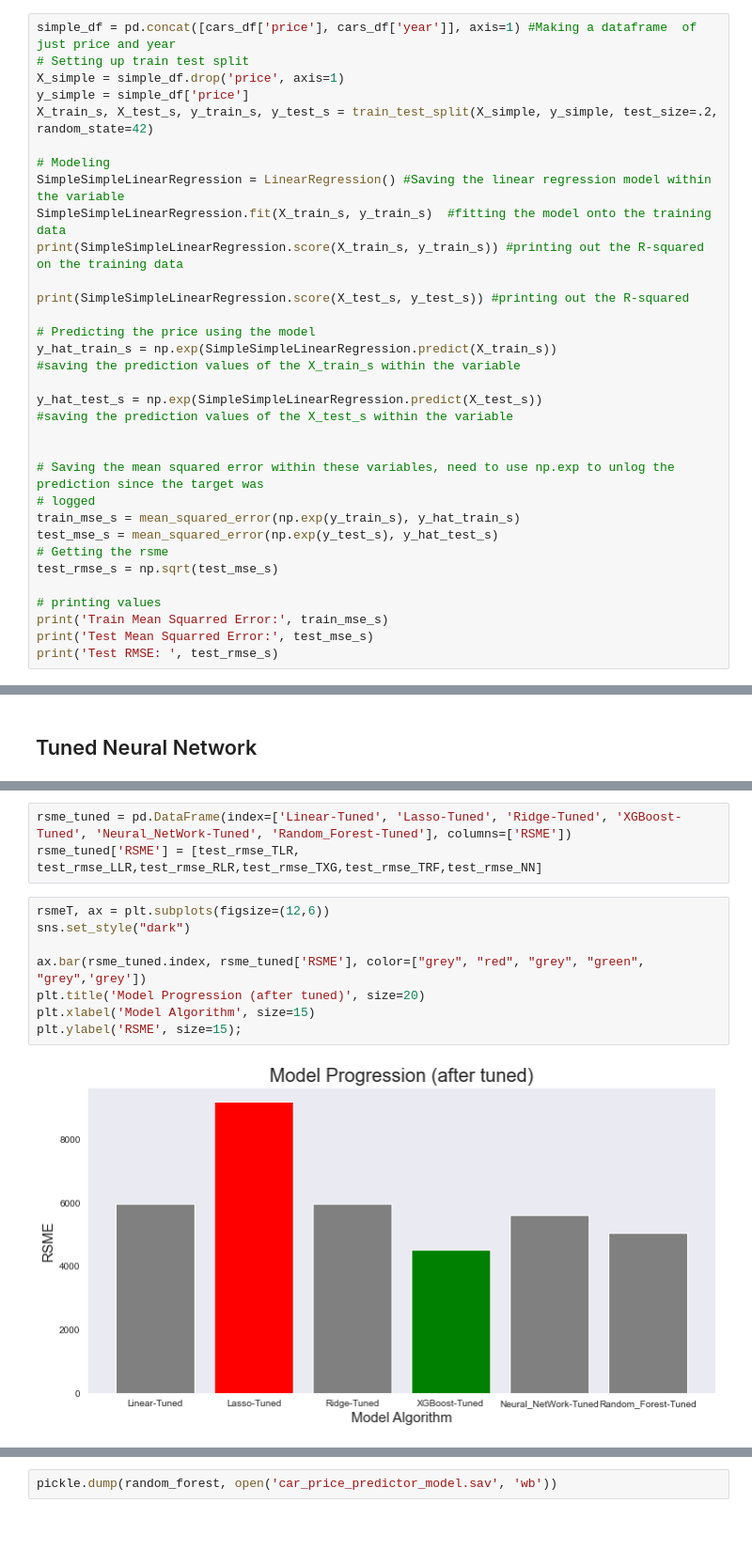
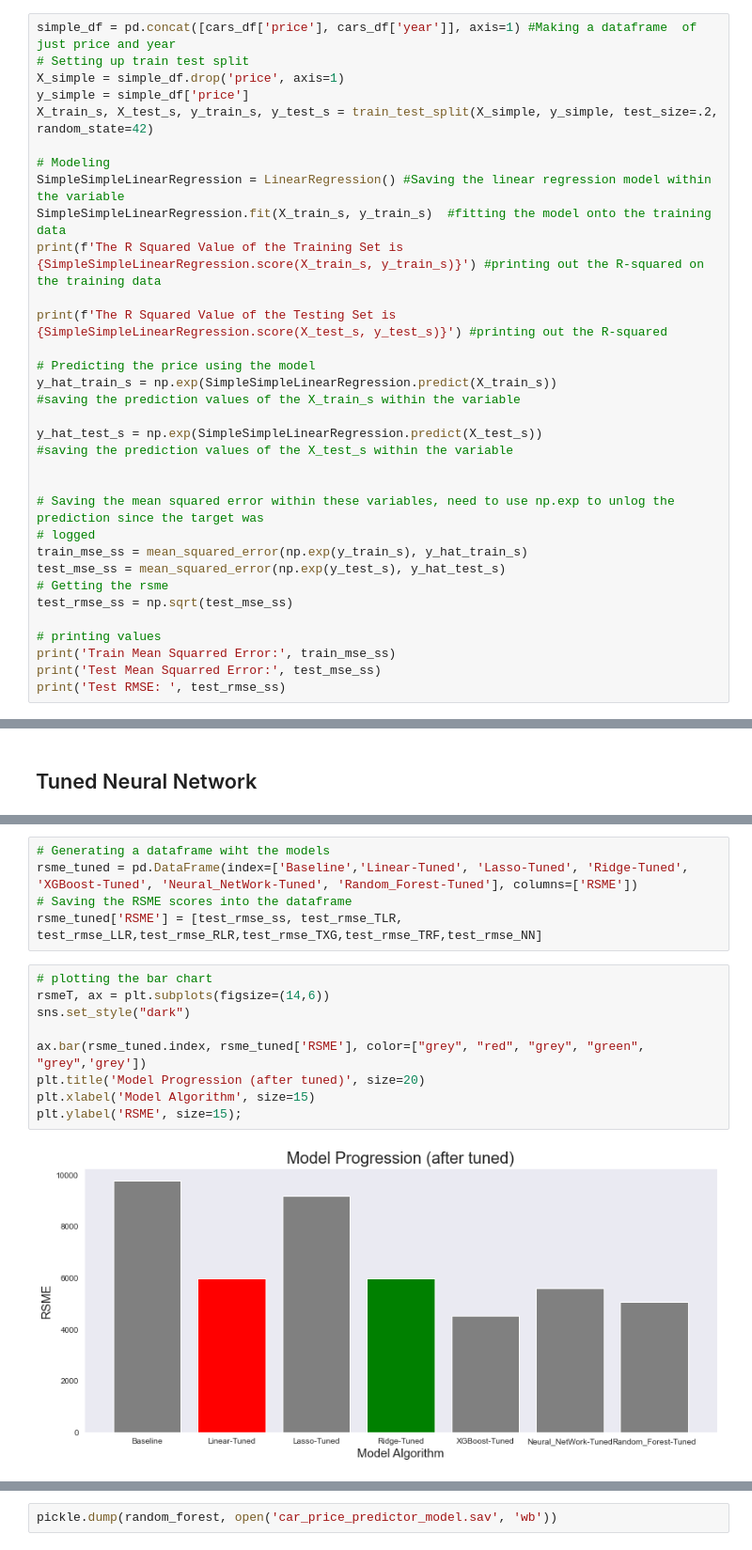
Before and after one commit to RogerPineda13/Car_Pricing_Calculator_App, a Jupyter notebook: Modeling_Notebook.ipynb, the cells around one changed output, grey strips where cells are left out. Shown: that part at 94% size. Cells and saved outputs as stored; diff of their text form.

```diff
--- a/Modeling_Notebook.ipynb
+++ b/Modeling_Notebook.ipynb
@@ -80,9 +87,9 @@ X_train_s, X_test_s, y_train_s, y_test_s = train_test_split(X_simple, y_simple,
 # Modeling
 SimpleSimpleLinearRegression = LinearRegression() #Saving the linear regression model within the variable
 SimpleSimpleLinearRegression.fit(X_train_s, y_train_s)  #fitting the model onto the training data
-print(SimpleSimpleLinearRegression.score(X_train_s, y_train_s)) #printing out the R-squared on the training data
+print(f'The R Squared Value of the Training Set is {SimpleSimpleLinearRegression.score(X_train_s, y_train_s)}') #printing out the R-squared on the training data
 
-print(SimpleSimpleLinearRegression.score(X_test_s, y_test_s)) #printing out the R-squared
+print(f'The R Squared Value of the Testing Set is {SimpleSimpleLinearRegression.score(X_test_s, y_test_s)}') #printing out the R-squared
 
 # Predicting the price using the model
 y_hat_train_s = np.exp(SimpleSimpleLinearRegression.predict(X_train_s))
@@ -94,13 +101,13 @@ y_hat_test_s = np.exp(SimpleSimpleLinearRegression.predict(X_test_s))
 
 # Saving the mean squared error within these variables, need to use np.exp to unlog the prediction since the target was
 # logged
-train_mse_s = mean_squared_error(np.exp(y_train_s), y_hat_train_s)
-test_mse_s = mean_squared_error(np.exp(y_test_s), y_hat_test_s)
+train_mse_ss = mean_squared_error(np.exp(y_train_s), y_hat_train_s)
+test_mse_ss = mean_squared_error(np.exp(y_test_s), y_hat_test_s)
 # Getting the rsme
-test_rmse_s = np.sqrt(test_mse_s)
+test_rmse_ss = np.sqrt(test_mse_ss)
 
 # printing values
-print('Train Mean Squarred Error:', train_mse_s)
-print('Test Mean Squarred Error:', test_mse_s)
-print('Test RMSE: ', test_rmse_s)
+print('Train Mean Squarred Error:', train_mse_ss)
+print('Test Mean Squarred Error:', test_mse_ss)
+print('Test RMSE: ', test_rmse_ss)
 # %% [output]
@@ -799,13 +821,16 @@ plt.ylabel('RSME', size=15);
 # %%
-rsme_tuned = pd.DataFrame(index=['Linear-Tuned', 'Lasso-Tuned', 'Ridge-Tuned', 'XGBoost-Tuned', 'Neural_NetWork-Tuned', 'Random_Forest-Tuned'], columns=['RSME'])
-rsme_tuned['RSME'] = [test_rmse_TLR, test_rmse_LLR,test_rmse_RLR,test_rmse_TXG,test_rmse_TRF,test_rmse_NN]
+# Generating a dataframe wiht the models
+rsme_tuned = pd.DataFrame(index=['Baseline','Linear-Tuned', 'Lasso-Tuned', 'Ridge-Tuned', 'XGBoost-Tuned', 'Neural_NetWork-Tuned', 'Random_Forest-Tuned'], columns=['RSME'])
+# Saving the RSME scores into the dataframe
+rsme_tuned['RSME'] = [test_rmse_ss, test_rmse_TLR, test_rmse_LLR,test_rmse_RLR,test_rmse_TXG,test_rmse_TRF,test_rmse_NN]
 # %%
-rsmeT, ax = plt.subplots(figsize=(12,6))
+# plotting the bar chart
+rsmeT, ax = plt.subplots(figsize=(14,6))
 sns.set_style("dark")
 
 ax.bar(rsme_tuned.index, rsme_tuned['RSME'], color=["grey", "red", "grey", "green", "grey",'grey'])
 plt.title('Model Progression (after tuned)', size=20)
 plt.xlabel('Model Algorithm', size=15)
 plt.ylabel('RSME', size=15);
 # %% [output]
-[figure, old version]
+[figure, new version]
```
Also changed, not shown: parts of 41 cells of this notebook.
